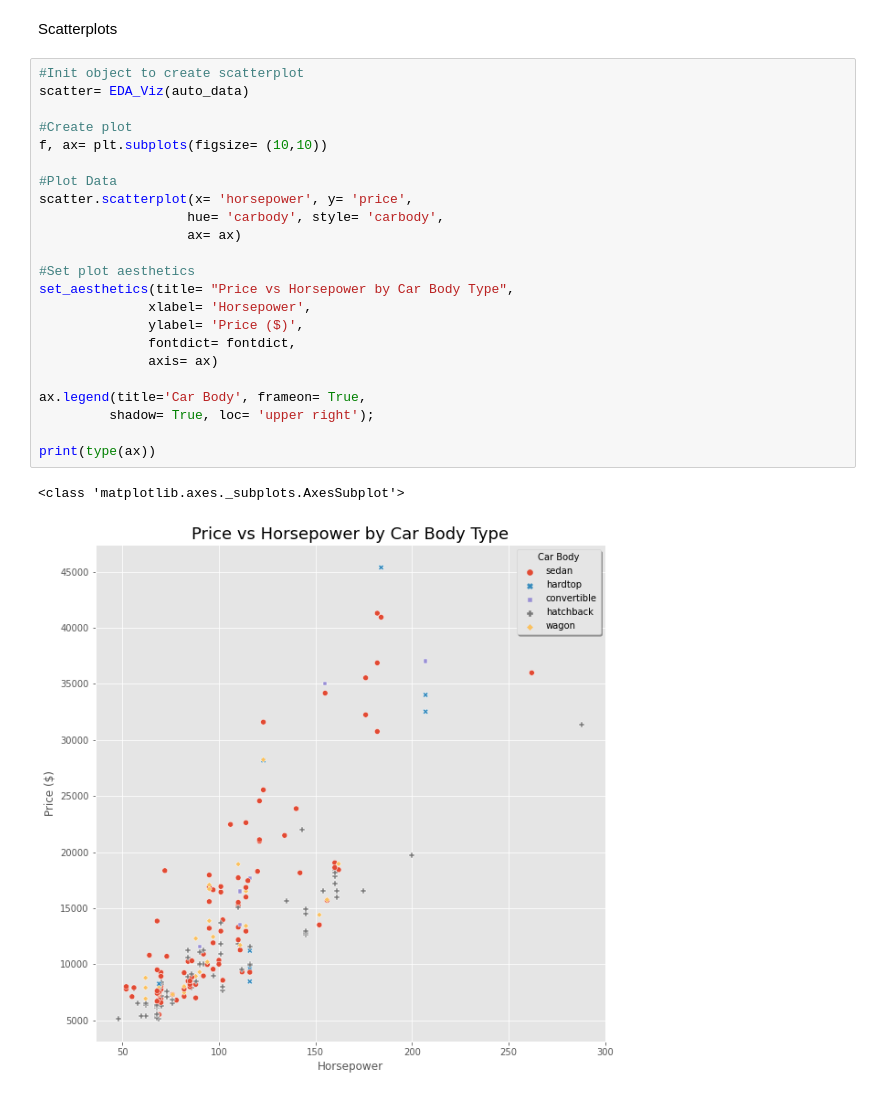
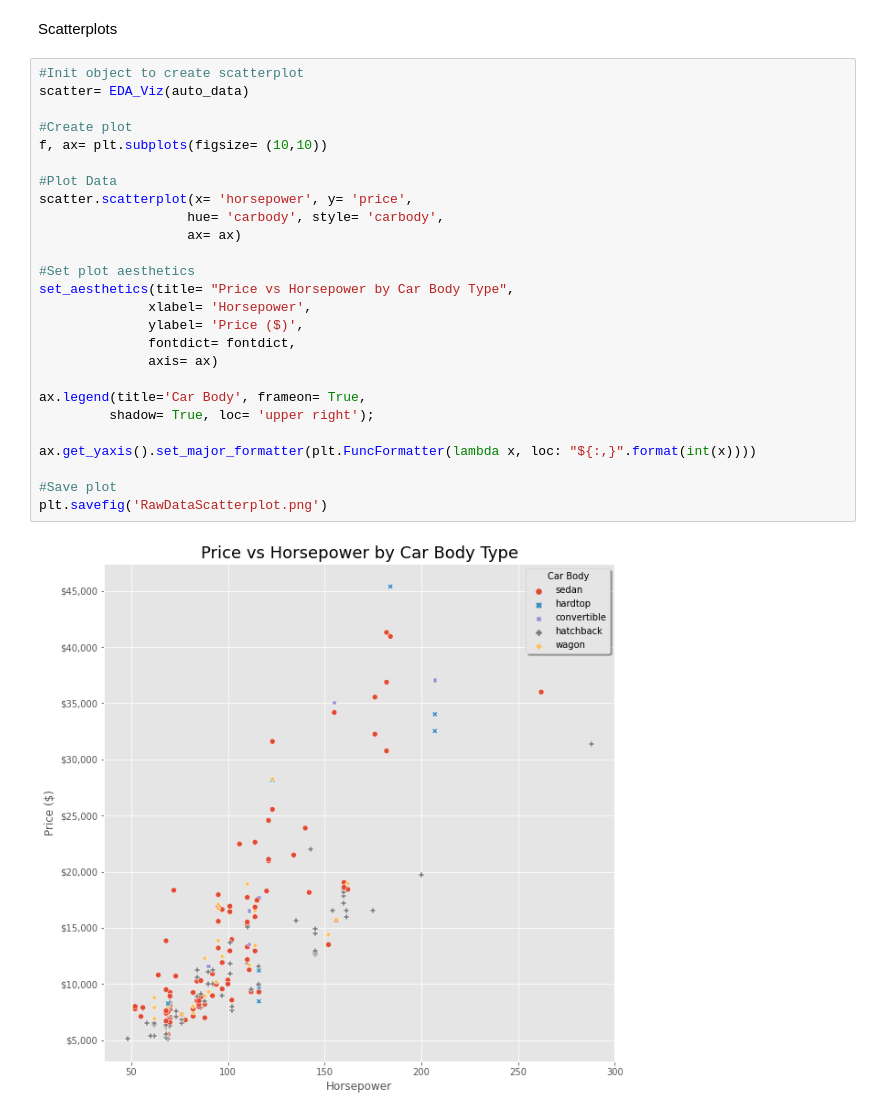
Before and after one commit to KishenSharma6/CarPricesPrediction, a Jupyter notebook: Notebooks/Exploratory/20201006_ExploratoryDataAnalysis.ipynb, the cells around one changed output. Saved outputs shown, nothing was run; the diff lists cells and outputs as text.

Commit message:
Wrote visualizations to local machine

```diff
--- a/Notebooks/Exploratory/20201006_ExploratoryDataAnalysis.ipynb
+++ b/Notebooks/Exploratory/20201006_ExploratoryDataAnalysis.ipynb
@@ -191,26 +207,28 @@ Scatterplots
 # %%
 #Init object to create scatterplot
 scatter= EDA_Viz(auto_data)
 
 #Create plot
 f, ax= plt.subplots(figsize= (10,10))
 
 #Plot Data
 scatter.scatterplot(x= 'horsepower', y= 'price',
                    hue= 'carbody', style= 'carbody',
                    ax= ax)
 
 #Set plot aesthetics
 set_aesthetics(title= "Price vs Horsepower by Car Body Type",
               xlabel= 'Horsepower',
               ylabel= 'Price ($)',
               fontdict= fontdict,
               axis= ax)
 
 ax.legend(title='Car Body', frameon= True,
          shadow= True, loc= 'upper right');
 
-print(type(ax))
+ax.get_yaxis().set_major_formatter(plt.FuncFormatter(lambda x, loc: "${:,}".format(int(x))))
+
+#Save plot
+plt.savefig('RawDataScatterplot.png')
 # %% [output]
-<class 'matplotlib.axes._subplots.AxesSubplot'>
-[figure, old version]
+[figure, new version]
```
Also changed, not shown: parts of 5 cells of this notebook.
